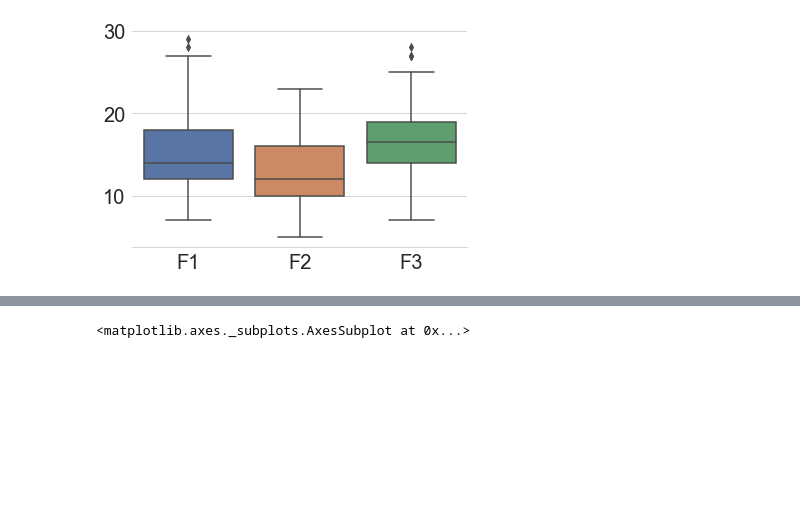
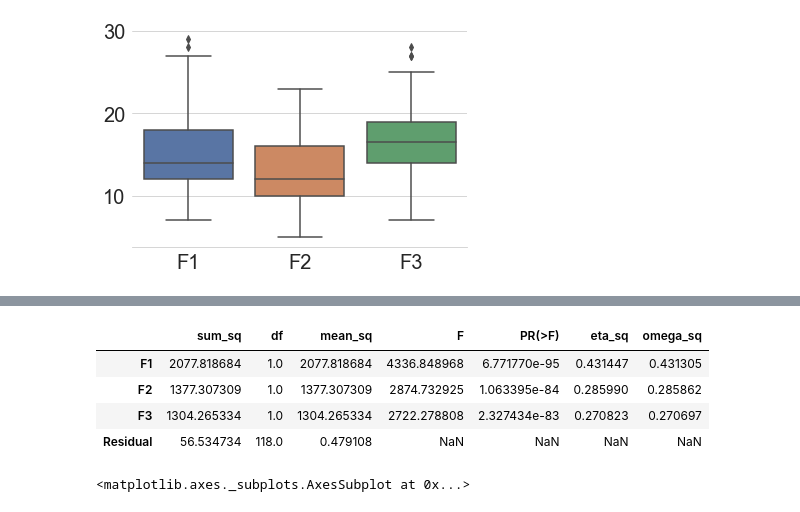
Before and after one commit to psicobotica/prolexitim-analytics, a Jupyter notebook: scripts/TAS-Correlational.ipynb, the cells around one changed output, grey strips where cells are left out. Cells and saved outputs as stored; diff of their text form; code cells hidden in the pictures; blank space fills up the shorter version.

```diff
--- a/scripts/TAS-Correlational.ipynb
+++ b/scripts/TAS-Correlational.ipynb
@@ -66,0 +77,11 @@ tas_df['SibPos'] = pd.Categorical(tas_df['SibPos'])
+# %%
+def anova_table(aov):
+    aov['mean_sq'] = aov[:]['sum_sq']/aov[:]['df']
+
+    aov['eta_sq'] = aov[:-1]['sum_sq']/sum(aov['sum_sq'])
+
+    aov['omega_sq'] = (aov[:-1]['sum_sq']-(aov[:-1]['df']*aov['mean_sq'][-1]))/(sum(aov['sum_sq'])+aov['mean_sq'][-1])
+
+    cols = ['sum_sq', 'df', 'mean_sq', 'F', 'PR(>F)', 'eta_sq', 'omega_sq']
+    aov = aov[cols]
+    return aov
@@ -170,3 +272,9 @@ plt.rcParams.update({'font.size': 20})
 sns.despine(left=True)
 # %% [output]
 [figure]
+# %%
+from statsmodels.formula.api import ols
+import statsmodels.api as sm
+
+results = ols('TAS20 ~ F1 + F2 + F3', data=tas_df).fit()
+results.summary()
@@ -172,0 +303,3 @@ sns.despine(left=True)
+# %%
+aov_table = sm.stats.anova_lm(results, typ=2)
+aov_table
@@ -173,3 +312,11 @@ sns.despine(left=True)
+# %%
+anova_table(aov_table)
+# %% [output]
+|  | sum_sq | df | mean_sq | F | PR(>F) | eta_sq | omega_sq |
+| F1 | 2077.818684 | 1.0 | 2077.818684 | 4336.848968 | 6.771770e-95 | 0.431447 | 0.431305 |
+| F2 | 1377.307309 | 1.0 | 1377.307309 | 2874.732925 | 1.063395e-84 | 0.285990 | 0.285862 |
+| F3 | 1304.265334 | 1.0 | 1304.265334 | 2722.278808 | 2.327434e-83 | 0.270823 | 0.270697 |
+| Residual | 56.534734 | 118.0 | 0.479108 | NaN | NaN | NaN | NaN |
 # %%
 sns.distplot(tas_df[["Tas20Time"]], bins=20, kde=True)
 # %% [output]
```
Also changed, not shown: parts of 17 cells of this notebook.
